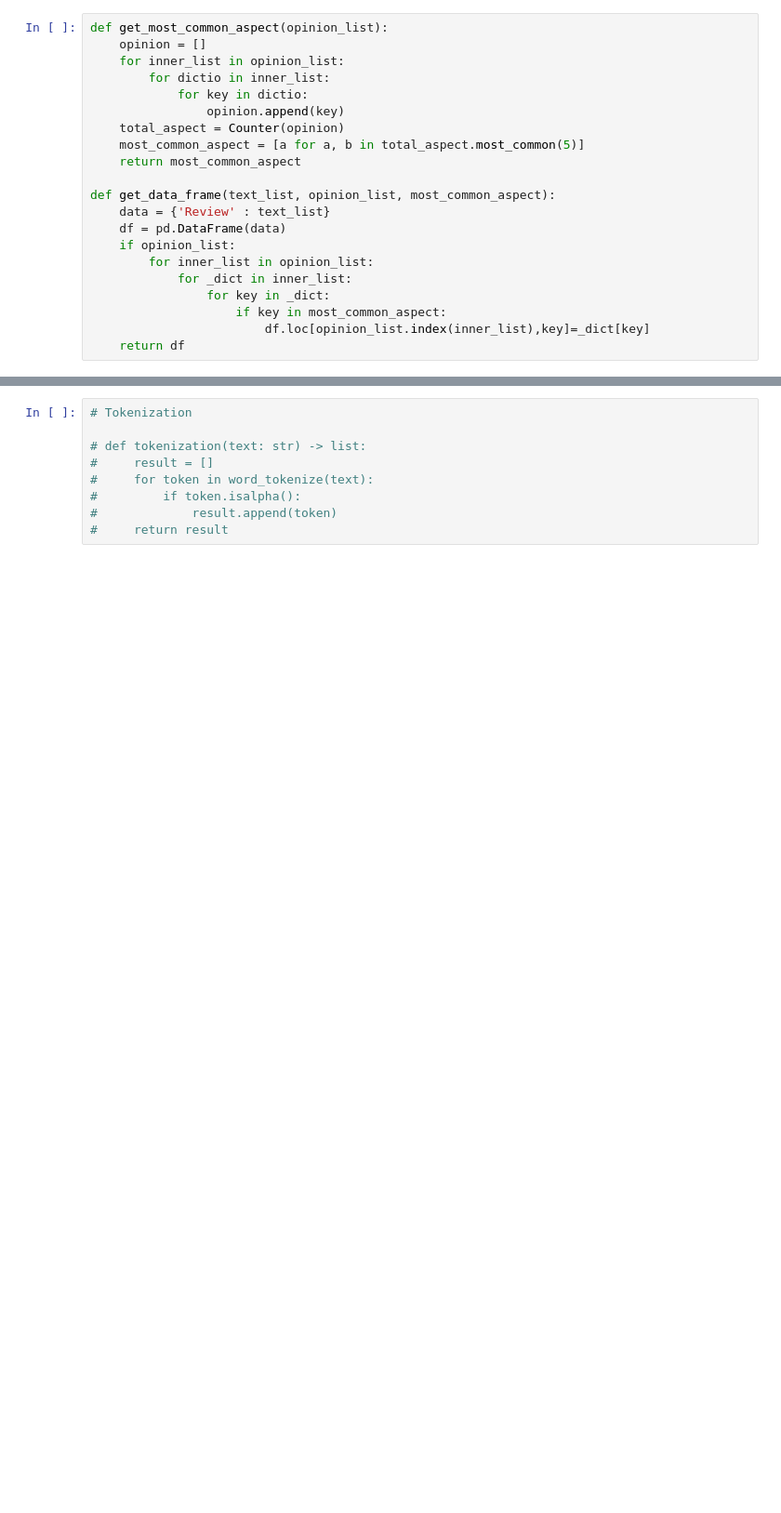
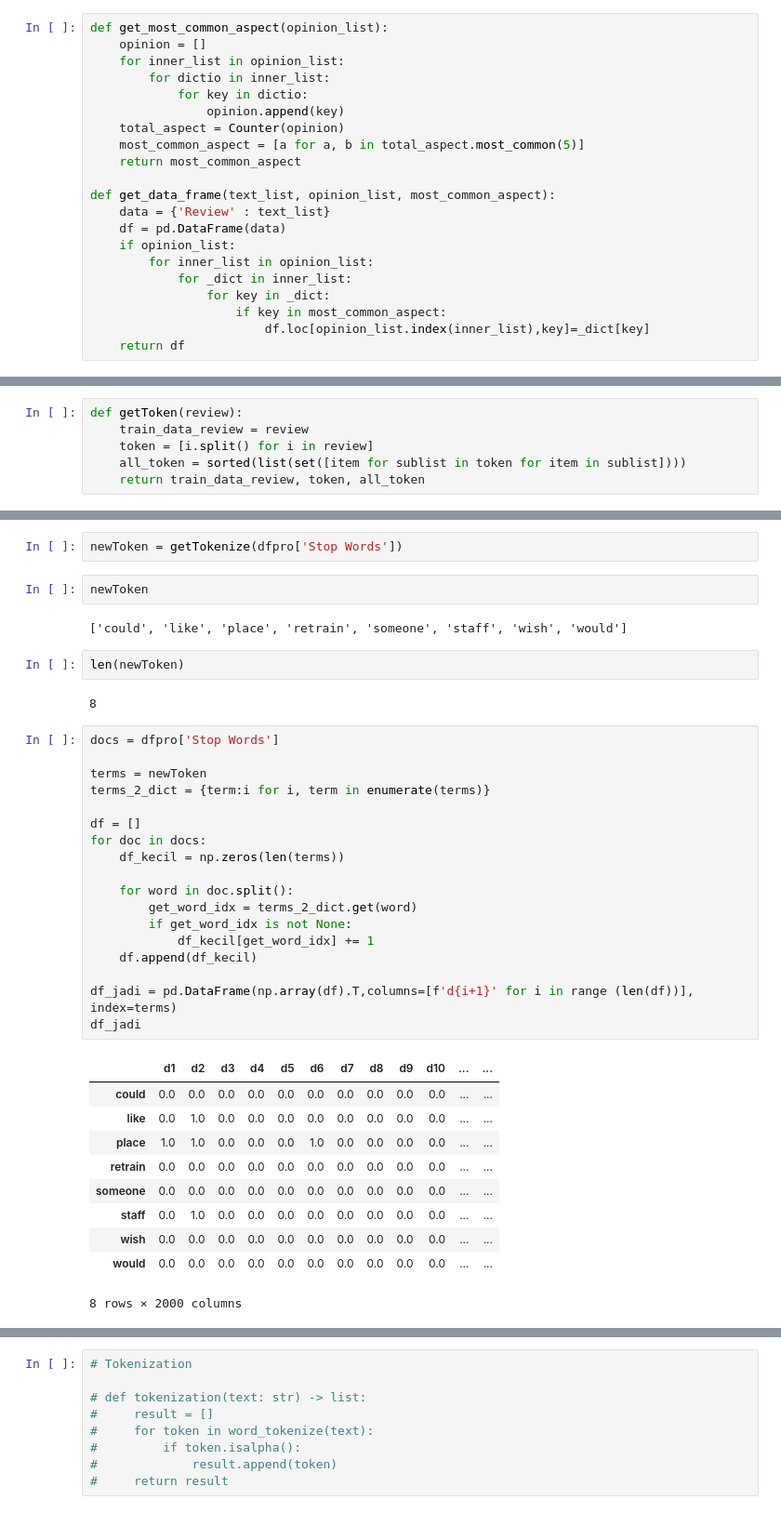
Before and after one commit to andrikofajar/Skripsi-Aspect-Category-Detection, a Jupyter notebook: Aspect-Category-Detection.ipynb, the cells around one changed output, grey strips where cells are left out. Shown at 93% size. Drawn from its saved outputs; the diff is of its cells as text; blank space fills up the shorter version.

```diff
--- a/Aspect-Category-Detection.ipynb
+++ b/Aspect-Category-Detection.ipynb
@@ -252,0 +292,6 @@ def decontracted(kata):
+# %%
+def getToken(review):
+    train_data_review = review
+    token = [i.split() for i in review]
+    all_token = sorted(list(set([item for sublist in token for item in sublist])))
+    return train_data_review, token, all_token
@@ -252,0 +363,39 @@ def decontracted(kata):
+# %%
+newToken = getTokenize(dfpro['Stop Words'])
+# %%
+newToken
+# %% [output]
+['could', 'like', 'place', 'retrain', 'someone', 'staff', 'wish', 'would']
+# %%
+len(newToken)
+# %% [output]
+8
+# %%
+docs = dfpro['Stop Words']
+
+terms = newToken
+terms_2_dict = {term:i for i, term in enumerate(terms)}
+
+df = []
+for doc in docs:
+    df_kecil = np.zeros(len(terms))
+
+    for word in doc.split():
+        get_word_idx = terms_2_dict.get(word)
+        if get_word_idx is not None:
+            df_kecil[get_word_idx] += 1
+    df.append(df_kecil)
+
+df_jadi = pd.DataFrame(np.array(df).T,columns=[f'd{i+1}' for i in range (len(df))], index=terms)
+df_jadi
+# %% [output]
+|  | d1 | d2 | d3 | d4 | d5 | d6 | d7 | d8 | d9 | d10 | ... | ... |
+| could | 0.0 | 0.0 | 0.0 | 0.0 | 0.0 | 0.0 | 0.0 | 0.0 | 0.0 | 0.0 | ... | ... |
+| like | 0.0 | 1.0 | 0.0 | 0.0 | 0.0 | 0.0 | 0.0 | 0.0 | 0.0 | 0.0 | ... | ... |
+| place | 1.0 | 1.0 | 0.0 | 0.0 | 0.0 | 1.0 | 0.0 | 0.0 | 0.0 | 0.0 | ... | ... |
+| retrain | 0.0 | 0.0 | 0.0 | 0.0 | 0.0 | 0.0 | 0.0 | 0.0 | 0.0 | 0.0 | ... | ... |
+| someone | 0.0 | 0.0 | 0.0 | 0.0 | 0.0 | 0.0 | 0.0 | 0.0 | 0.0 | 0.0 | ... | ... |
+| staff | 0.0 | 1.0 | 0.0 | 0.0 | 0.0 | 0.0 | 0.0 | 0.0 | 0.0 | 0.0 | ... | ... |
+| wish | 0.0 | 0.0 | 0.0 | 0.0 | 0.0 | 0.0 | 0.0 | 0.0 | 0.0 | 0.0 | ... | ... |
+| would | 0.0 | 0.0 | 0.0 | 0.0 | 0.0 | 0.0 | 0.0 | 0.0 | 0.0 | 0.0 | ... | ... |
+8 rows × 2000 columns
```
Also changed, not shown: parts of 64 cells of this notebook.
